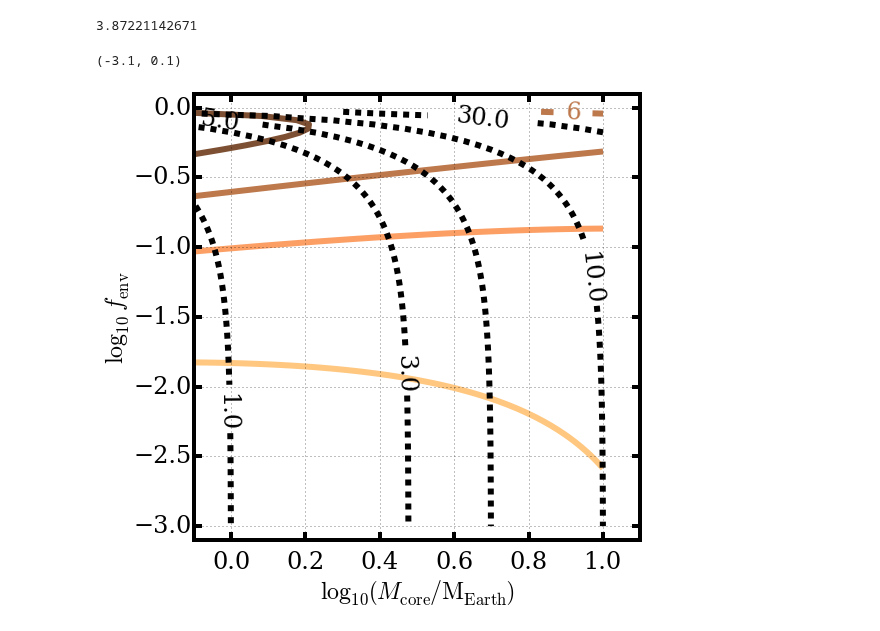
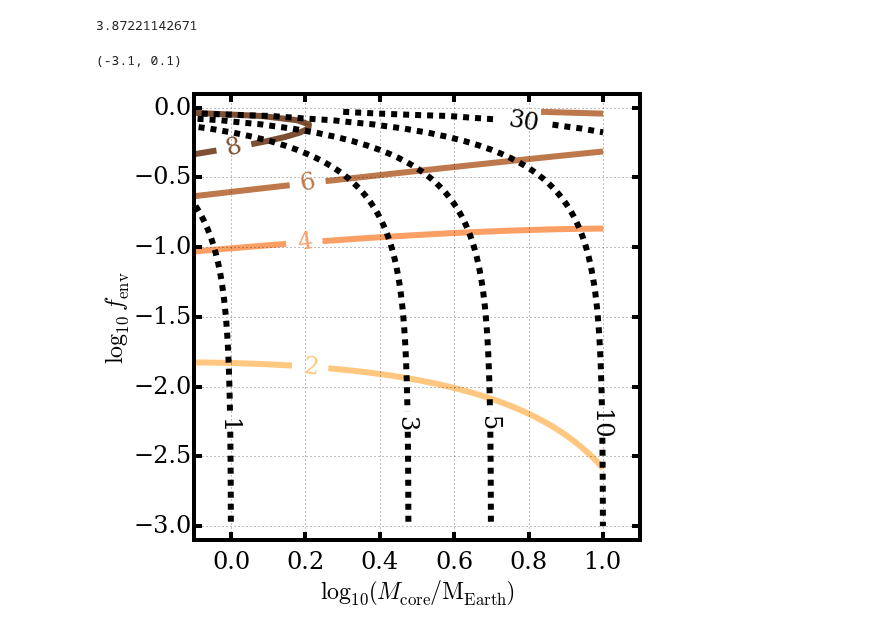
Before and after one commit to decaelus/CeMDA_tidal_evol, a Jupyter notebook: First Order Tidal Disruption Calculation.ipynb, the cells around one changed output. Drawn from its saved outputs; the diff is of its cells as text; code cells hidden in the pictures.

```diff
--- a/First Order Tidal Disruption Calculation.ipynb
+++ b/First Order Tidal Disruption Calculation.ipynb
@@ -98,33 +98,35 @@ fenvs = 10**(np.linspace(-3., 0., 101))
 fenvs = fenvs[:-1]
 
 Mps = np.empty((len(Mcores), len(fenvs)))
 Rps = np.empty((len(Mcores), len(fenvs)))
 for i in range(len(Mcores)):
     for j in range(len(fenvs)):
 
         cur_Mp = Mcores[i]/(1. - fenv[j])
         Mps[i,j] = cur_Mp.value
         Rps[i,j] = Lopez_superearth_radius(cur_Mp, fenv=fenvs[j])
 
 fenvs = np.outer(np.ones_like(fenvs), fenvs)
 Mcores = np.outer(Mcores, np.ones_like(Mcores))
 
 fig = plt.figure(figsize=(8,8))
 ax = fig.add_subplot(111)
 
+locations = [(0.2, -2.), (0.2, -1.), (0.2, -0.5), (0., -0.25)]
 lvls = [2, 4, 6, 8, 10, 12]
 CS = ax.contour(np.log10(Mcores), np.log10(fenvs), Rps, cmap='copper_r', linewidths=6, levels=lvls)
-ax.clabel(CS, inline=1, fontsize=24, fmt='%i')
+ax.clabel(CS, inline=1, fontsize=24, fmt='%i', manual=locations)
 
+locations = [(0., -2.25), (0.5, -2.25), (0.7, -2.25), (1., -2.25), (0.8, 0.)]
 lvls = [1, 3, 5, 10, 30]
 CS = ax.contour(np.log10(Mcores), np.log10(fenvs), Mps, colors='k', linewidths=6, linestyles='dashed', levels=lvls)
-ax.clabel(CS, inline=1, fontsize=24, fmt='%.1f')
+ax.clabel(CS, inline=1, fontsize=24, fmt='%i', manual=locations)
 
 ax.set_xlabel('$\\log_{10} \\left( M_{\\rm core}/{\\rm M_{Earth}}\\right)$')
 ax.set_ylabel('$\\log_{10}\ f_{\\rm env}$')
 
 ax.set_xlim([-0.1, 1.1])
 ax.set_ylim([-3.1, 0.1])
 # %% [output]
 (-3.1, 0.1)
-[figure, old version]
+[figure, new version]
```
Also changed, not shown: parts of 2 cells of this notebook.
